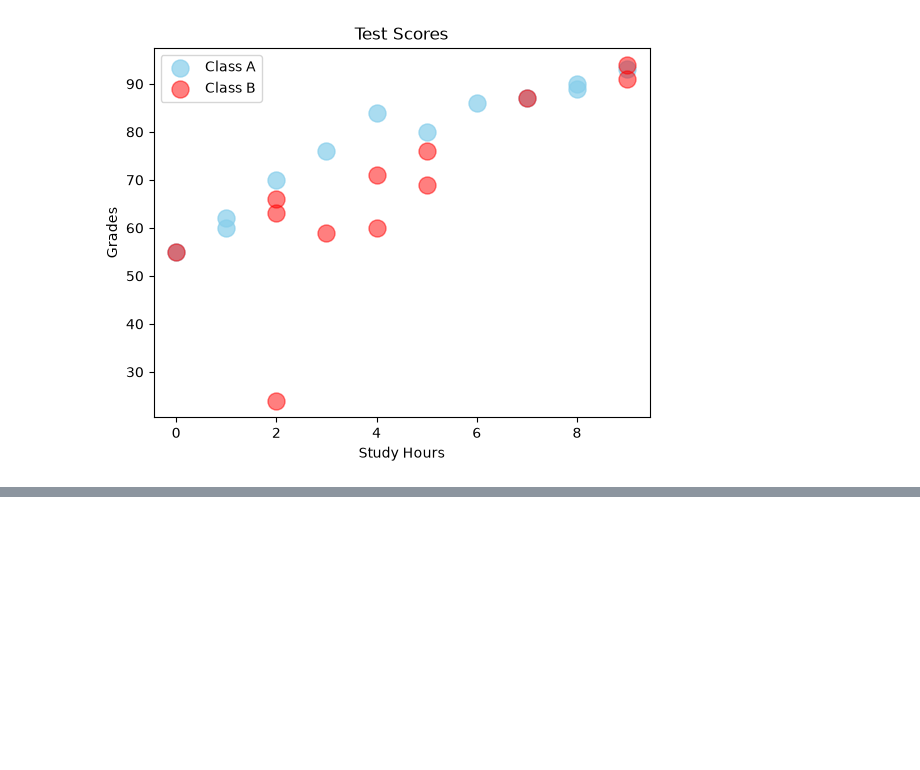
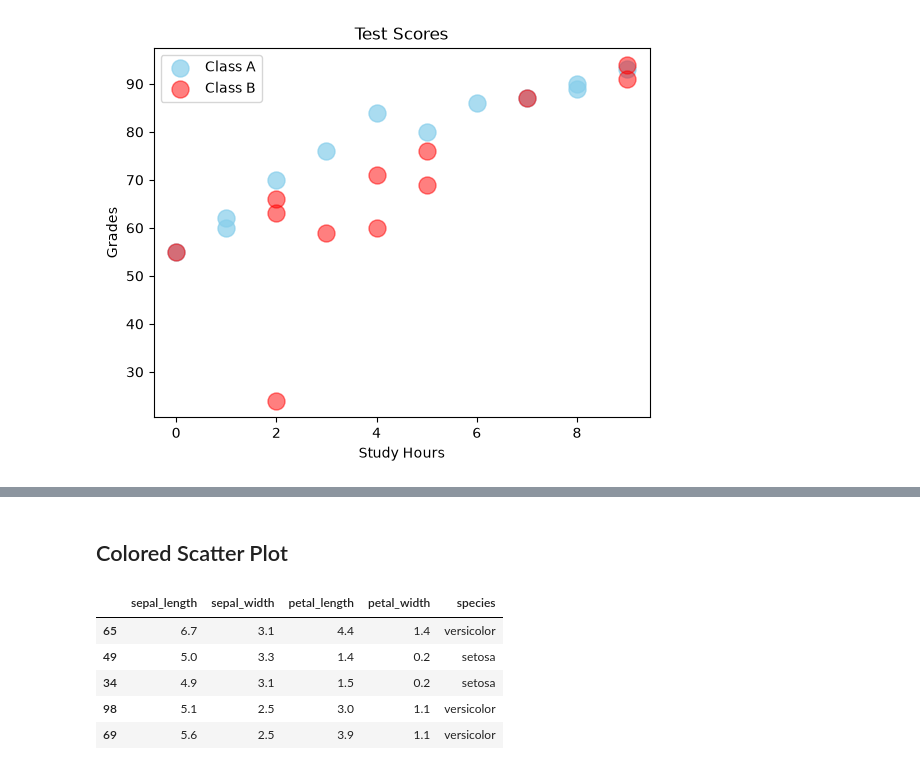
Before and after one commit to zaibgray/matplotlib, a Jupyter notebook: matplotlib.ipynb, the cells around one changed output, grey strips where cells are left out. Cells and saved outputs as stored; diff of their text form; code cells hidden in the pictures; blank space fills up the shorter version.

```diff
--- a/matplotlib.ipynb
+++ b/matplotlib.ipynb
@@ -320,0 +385,2 @@ plt.show()
+# %% [markdown]
+## Colored Scatter Plot
@@ -320,0 +391,10 @@ plt.show()
+# %%
+df = sns.load_dataset("iris")
+df.sample(5)
+# %% [output]
+|  | sepal_length | sepal_width | petal_length | petal_width | species |
+| 65 | 6.7 | 3.1 | 4.4 | 1.4 | versicolor |
+| 49 | 5.0 | 3.3 | 1.4 | 0.2 | setosa |
+| 34 | 4.9 | 3.1 | 1.5 | 0.2 | setosa |
+| 98 | 5.1 | 2.5 | 3.0 | 1.1 | versicolor |
+| 69 | 5.6 | 2.5 | 3.9 | 1.1 | versicolor |
```
Also changed, not shown: parts of 13 cells of this notebook.
